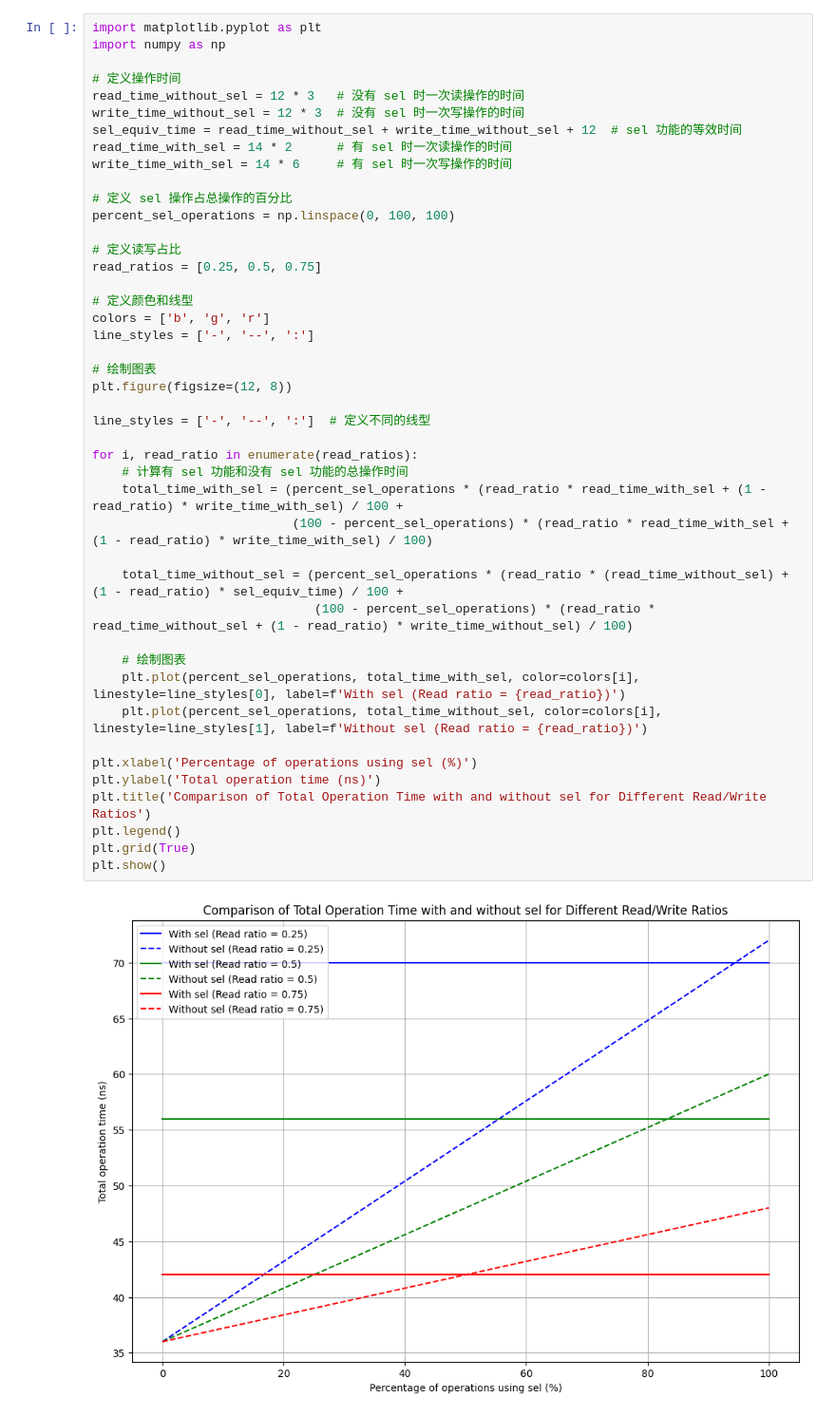
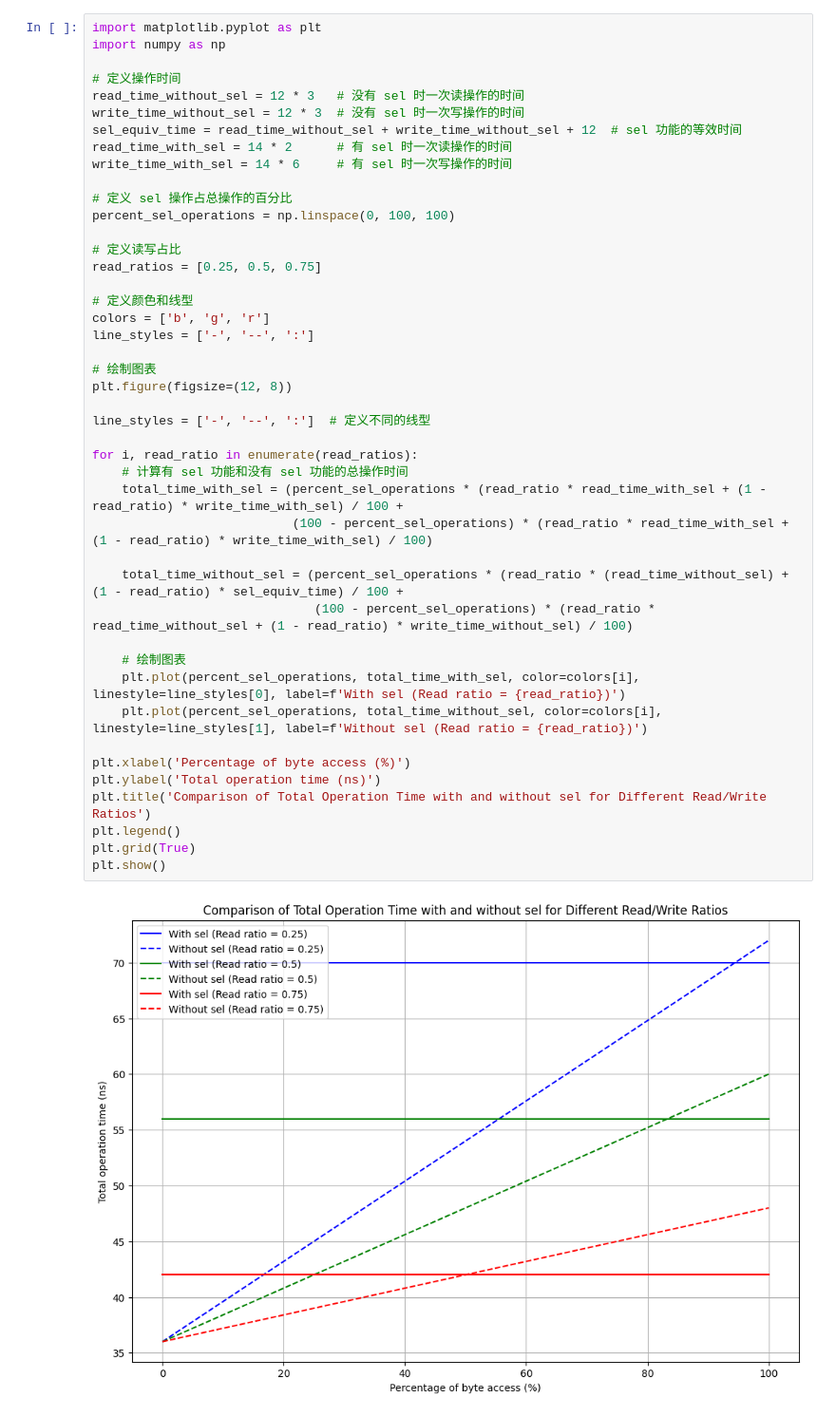
Before and after one commit to LEXIEDING/ECE4810J_2024FALL, a Jupyter notebook: graph.ipynb, the cells around one changed output. Shown: that part at 95% size. Cells and saved outputs as stored; diff of their text form.

```diff
--- a/graph.ipynb
+++ b/graph.ipynb
@@ -15,32 +15,32 @@ percent_sel_operations = np.linspace(0, 100, 100)
 # 定义读写占比
 read_ratios = [0.25, 0.5, 0.75]
 
 # 定义颜色和线型
 colors = ['b', 'g', 'r']
 line_styles = ['-', '--', ':']
 
 # 绘制图表
 plt.figure(figsize=(12, 8))
 
 line_styles = ['-', '--', ':']  # 定义不同的线型
 
 for i, read_ratio in enumerate(read_ratios):
     # 计算有 sel 功能和没有 sel 功能的总操作时间
     total_time_with_sel = (percent_sel_operations * (read_ratio * read_time_with_sel + (1 - read_ratio) * write_time_with_sel) / 100 +
                            (100 - percent_sel_operations) * (read_ratio * read_time_with_sel + (1 - read_ratio) * write_time_with_sel) / 100)
 
     total_time_without_sel = (percent_sel_operations * (read_ratio * (read_time_without_sel) + (1 - read_ratio) * sel_equiv_time) / 100 +
                               (100 - percent_sel_operations) * (read_ratio * read_time_without_sel + (1 - read_ratio) * write_time_without_sel) / 100)
 
     # 绘制图表
     plt.plot(percent_sel_operations, total_time_with_sel, color=colors[i], linestyle=line_styles[0], label=f'With sel (Read ratio = {read_ratio})')
     plt.plot(percent_sel_operations, total_time_without_sel, color=colors[i], linestyle=line_styles[1], label=f'Without sel (Read ratio = {read_ratio})')
 
-plt.xlabel('Percentage of operations using sel (%)')
+plt.xlabel('Percentage of byte access (%)')
 plt.ylabel('Total operation time (ns)')
 plt.title('Comparison of Total Operation Time with and without sel for Different Read/Write Ratios')
 plt.legend()
 plt.grid(True)
 plt.show()
 # %% [output]
-[figure, old version]
+[figure, new version]
```
